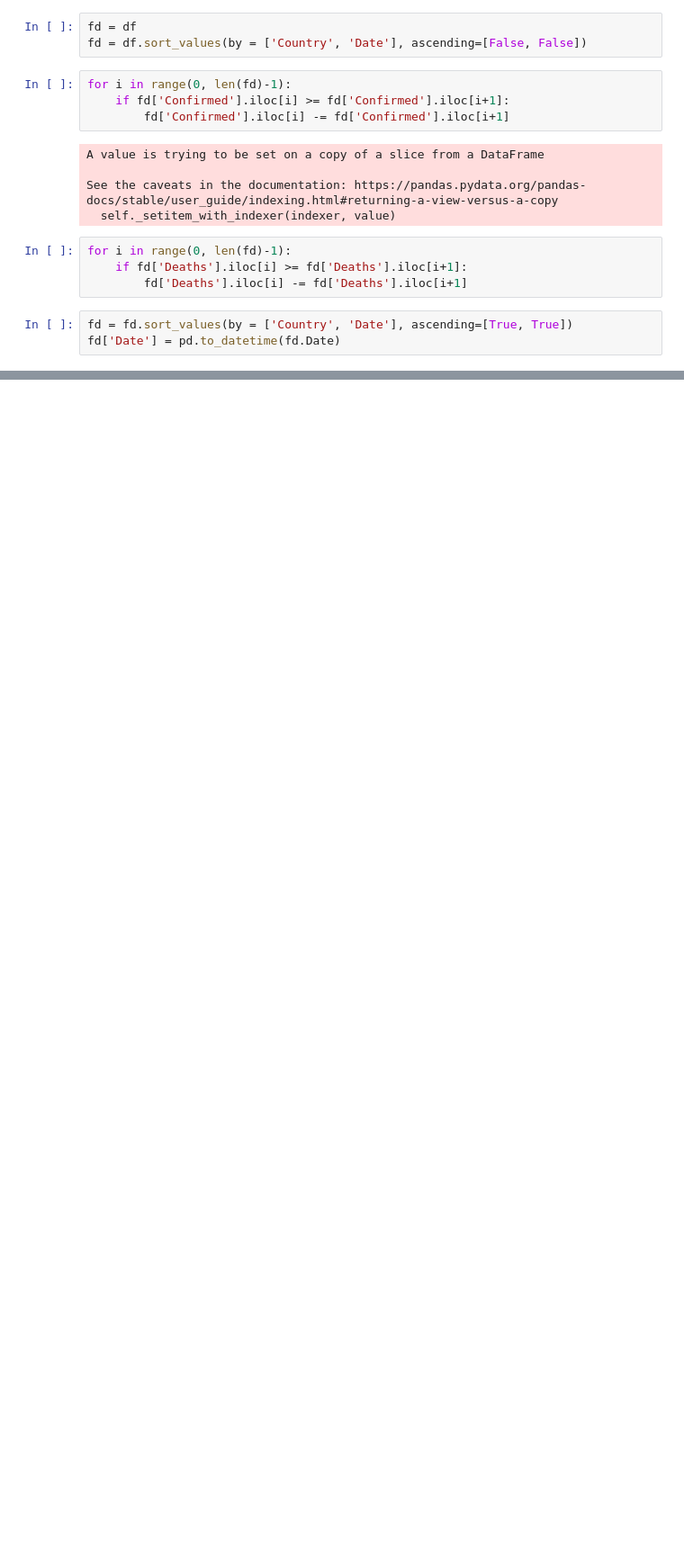
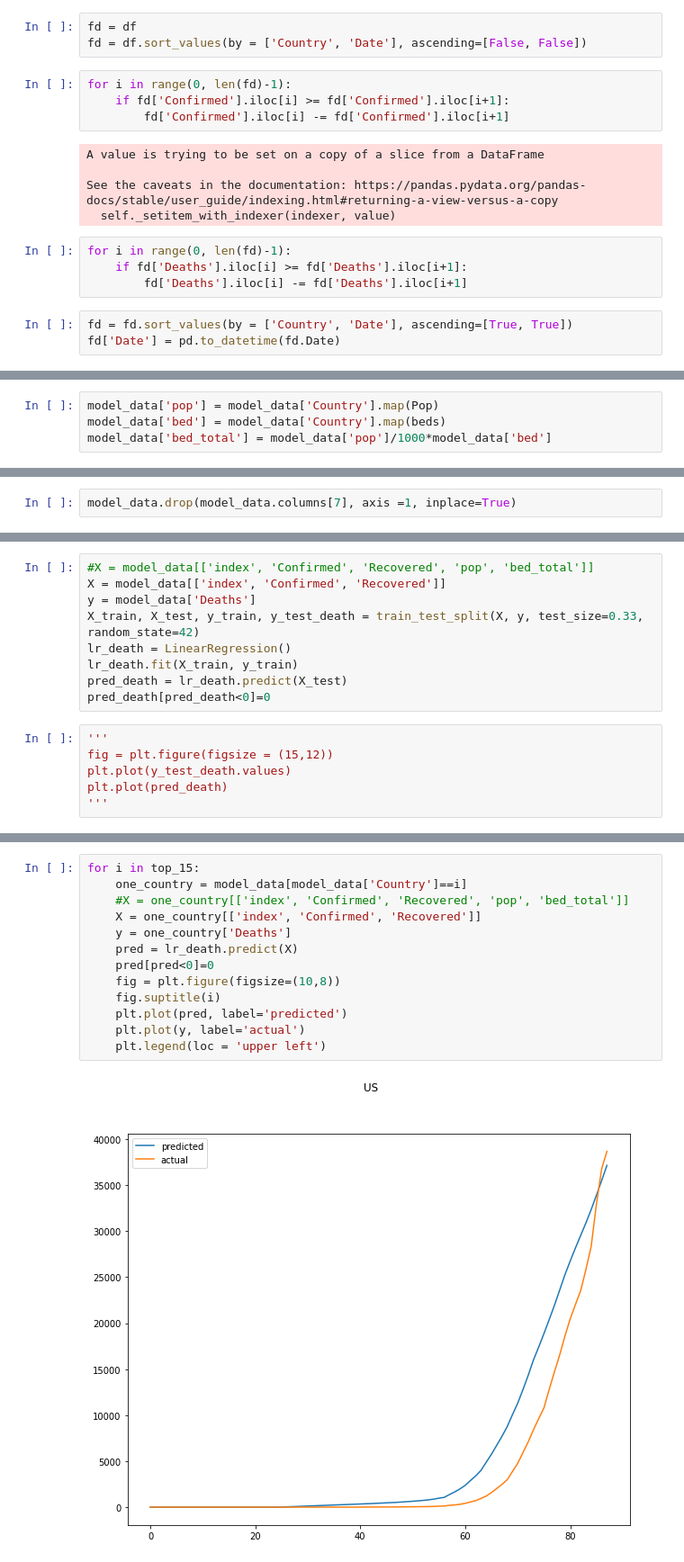
Before and after one commit to NeerajPise/DS, a Jupyter notebook: Data Exploratory NB JHU.ipynb, the cells around one changed output, grey strips where cells are left out. Shown at 90% size. Cells and saved outputs as stored; diff of their text form; blank space fills up the shorter version.

Commit message:
Added prediction models

```diff
--- a/Data Exploratory NB JHU.ipynb
+++ b/Data Exploratory NB JHU.ipynb
@@ -128,0 +183,4 @@ f = sns.lineplot(x = 'Date', y='Deaths', data = fd, hue='Country')
+# %%
+model_data['pop'] = model_data['Country'].map(Pop)
+model_data['bed'] = model_data['Country'].map(beds)
+model_data['bed_total'] = model_data['pop']/1000*model_data['bed']
@@ -128,0 +198,2 @@ f = sns.lineplot(x = 'Date', y='Deaths', data = fd, hue='Country')
+# %%
+model_data.drop(model_data.columns[7], axis =1, inplace=True)
@@ -128,0 +220,15 @@ f = sns.lineplot(x = 'Date', y='Deaths', data = fd, hue='Country')
+# %%
+#X = model_data[['index', 'Confirmed', 'Recovered', 'pop', 'bed_total']]
+X = model_data[['index', 'Confirmed', 'Recovered']]
+y = model_data['Deaths']
+X_train, X_test, y_train, y_test_death = train_test_split(X, y, test_size=0.33, random_state=42)
+lr_death = LinearRegression()
+lr_death.fit(X_train, y_train)
+pred_death = lr_death.predict(X_test)
+pred_death[pred_death<0]=0
+# %%
+'''
+fig = plt.figure(figsize = (15,12))
+plt.plot(y_test_death.values)
+plt.plot(pred_death)
+'''
@@ -128,0 +237,15 @@ f = sns.lineplot(x = 'Date', y='Deaths', data = fd, hue='Country')
+# %%
+for i in top_15:
+    one_country = model_data[model_data['Country']==i]
+    #X = one_country[['index', 'Confirmed', 'Recovered', 'pop', 'bed_total']]
+    X = one_country[['index', 'Confirmed', 'Recovered']]
+    y = one_country['Deaths']
+    pred = lr_death.predict(X)
+    pred[pred<0]=0
+    fig = plt.figure(figsize=(10,8))
+    fig.suptitle(i)
+    plt.plot(pred, label='predicted')
+    plt.plot(y, label='actual')
+    plt.legend(loc = 'upper left')
+# %% [output]
+[figure, added]
```
Also changed, not shown: parts of 27 cells of this notebook.
